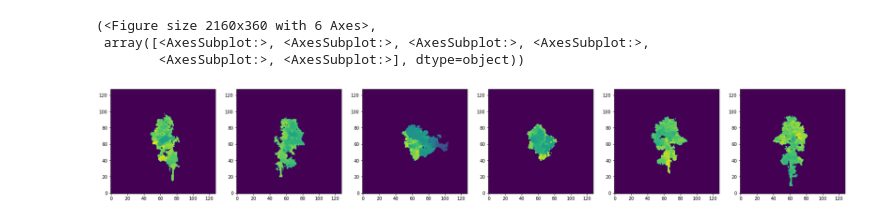
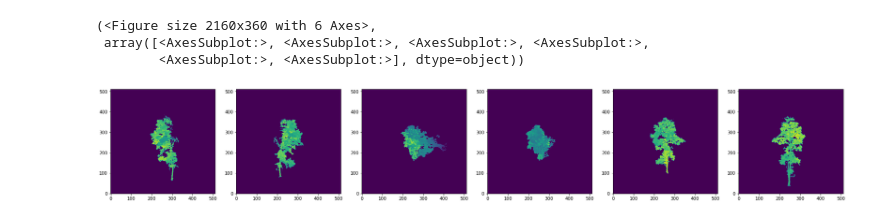
Before and after one commit to mataln/laser-trees, a Jupyter notebook: notebooks/build_dataset.ipynb, the cells around one changed output. Saved outputs shown, nothing was run; the diff lists cells and outputs as text; code cells hidden in the pictures.

```diff
--- a/notebooks/build_dataset.ipynb
+++ b/notebooks/build_dataset.ipynb
@@ -16,13 +16,13 @@ from simpleview_pytorch import SimpleView
 cloud = utils.pc_from_txt("../data/treesXYZ/alt01_24.txt")
 cloud = utils.center_and_scale(cloud)
 # %%
-sample_images = utils.get_depth_images_from_cloud(cloud)
+sample_images = utils.get_depth_images_from_cloud(cloud, image_dim=512)
 utils.plot_depth_images(sample_images)
 # %% [output]
 (<Figure size 2160x360 with 6 Axes>,
  array([<AxesSubplot:>, <AxesSubplot:>, <AxesSubplot:>, <AxesSubplot:>,
         <AxesSubplot:>, <AxesSubplot:>], dtype=object))
-[figure, old version]
+[figure, new version]
 # %%
 %%time
 metadata_file = "../data/treesXYZ/meta/META.csv"
```
Also changed, not shown: parts of 4 cells of this notebook.
